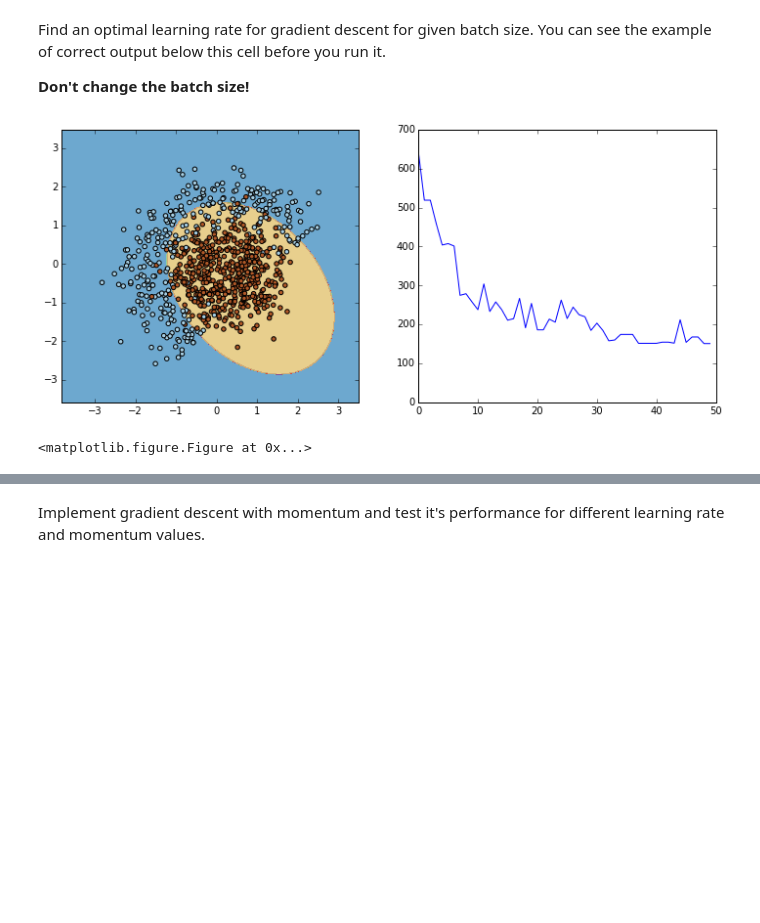
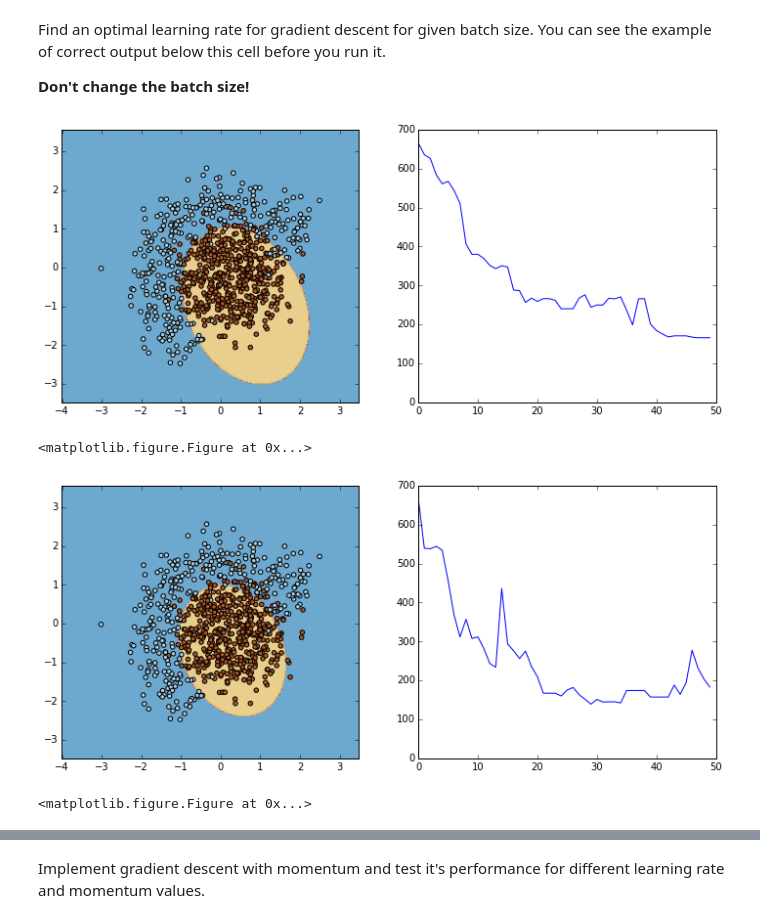
Before and after one commit to Aelphy/skoltech, a Jupyter notebook: term4/nn/ass2/Seminar2.ipynb, the cells around one changed output, grey strips where cells are left out. Drawn from its saved outputs; the diff is of its cells as text; code cells hidden in the pictures; blank space fills up the shorter version.

```diff
--- a/term4/nn/ass2/Seminar2.ipynb
+++ b/term4/nn/ass2/Seminar2.ipynb
@@ -60,30 +60,43 @@ def classify(X, w):
     return np.sign(expand(X).dot(w))
 
 def compute_loss(X, y, w):
-    loss = 0
+    l = 1 - y * expand(X).dot(w)
 
-    for i in range(y.size):
-        buff = 1 - y[i] * expand(X)[i].dot(w)
-
-        if buff > 0:
-            loss += buff
-
-    return loss
+    return l[l > 0].sum()
 
 def compute_grad(X, y, w):
-    grad = 0
     x = expand(X)
 
-    for i in range(y.size):
-        if y[i] * x[i].dot(w) < 1:
-            grad -= y[i] * x[i]
+    f = y * x.dot(w)
+    g = np.tile(y, (x.shape[1], 1)).T * x
 
-    return grad
+    return -g[f < 1].sum(axis=0)
 # %% [markdown]
 Find an optimal learning rate for gradient descent for given batch size.
 You can see the example of correct output below this cell before you run it.
 
 **Don't change the batch size!**
+# %%
+w = np.array([1,0,0,0,0,0])
+
+alpha = 0.05 # learning rate
+
+n_iter = 50
+batch_size = 4
+loss = np.zeros(n_iter)
+plt.figure(figsize=(12,5))
+for i in range(n_iter):
+    ind = random.sample(range(X.shape[0]), batch_size)
+    loss[i] = compute_loss(X, y, w)
+    visualize(X[ind,:], y[ind], w, loss, n_iter)
+
+    w = w - alpha * compute_grad(X[ind,:], y[ind], w)
+
+visualize(X, y, w, loss, n_iter)
+plt.clf()
+# %% [output]
+[figure, added]
+<matplotlib.figure.Figure at 0x...>
 # %%
 w = np.array([1,0,0,0,0,0])
 
@@ -103,5 +116,5 @@ for i in range(n_iter):
 visualize(X, y, w, loss, n_iter)
 plt.clf()
 # %% [output]
-[figure, old version]
+[figure, new version]
 <matplotlib.figure.Figure at 0x...>
```
Also changed, not shown: parts of 12 cells of this notebook, 10 other files.
